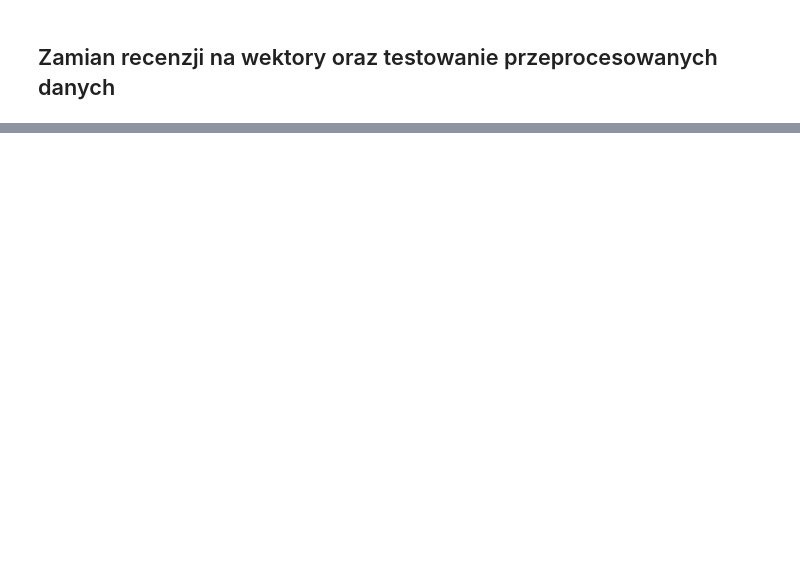
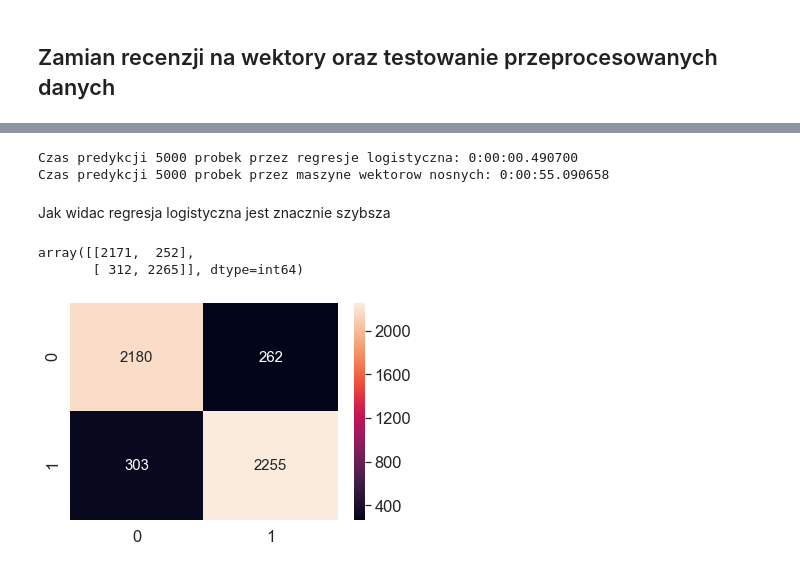
Before and after one commit to dawis96/sentiment-analysis, a Jupyter notebook: Sentiment_analysis.ipynb, the cells around one changed output, grey strips where cells are left out. Drawn from its saved outputs; the diff is of its cells as text; code cells hidden in the pictures; blank space fills up the shorter version.

Commit message:
train and evaluate different models for sentiment analysis

```diff
--- a/Sentiment_analysis.ipynb
+++ b/Sentiment_analysis.ipynb
@@ -383,0 +138,3 @@ Accuracy for C=3: 0.8882
+# %%
+gs_tfidf_lr = GridSearchCV(tfidf_lr, param_grid, scoring='accuracy', cv=5, verbose=1, n_jobs=8)
+gs_tfidf_lr.fit(X_cleaned_train, y_cleaned_train)
@@ -383,0 +164,6 @@ Accuracy for C=3: 0.8882
+# %%
+# ewaluacja modelu
+print(f"Zestaw najlepszych parametrów: {gs_tfidf_lr.best_params_}")
+print(f"Dokladnosc sprawdzianu krzyzowego: {gs_tfidf_lr.best_score_}")
+clf_tfidf_lr = gs_tfidf_lr.best_estimator_
+print(f"Dokladnosc algorytmu na danych testowych: {clf_tfidf_lr.score(X_cleaned_test, y_cleaned_test)}")
@@ -383,0 +384,5 @@ Accuracy for C=3: 0.8882
+# %%
+t1 = datetime.datetime.now()
+y_pred_lr = clf_tfidf_lr.predict(X_cleaned_test)
+t2 = datetime.datetime.now()
+lr_time = t2-t1
@@ -383,0 +394,23 @@ Accuracy for C=3: 0.8882
+# %%
+print(f"Czas predykcji {X_cleaned_test.shape[0]} probek przez regresje logistyczna: {lr_time}")
+print(f"Czas predykcji {X_cleaned_test.shape[0]} probek przez maszyne wektorow nosnych: {svm_time}")
+# %% [output]
+Czas predykcji 5000 probek przez regresje logistyczna: 0:00:00.490700
+Czas predykcji 5000 probek przez maszyne wektorow nosnych: 0:00:55.090658
+# %% [markdown]
+Jak widac regresja logistyczna jest znacznie szybsza
+# %%
+cm_lr = confusion_matrix(y_pred_lr, y_cleaned_test)
+cm_svm = confusion_matrix(y_pred_svm, y_cleaned_test)
+# %%
+confusion_matrix(y_pred_svm, y_cleaned_test)
+# %% [output]
+array([[2171,  252],
+       [ 312, 2265]], dtype=int64)
+# %%
+# macierz omylek dla regresji logistycznej
+sn.set(font_scale=1.5) # for label size
+sn.heatmap(cm_lr, annot=True, annot_kws={"size": 15}, fmt='g') # font size
+plt.show()
+# %% [output]
+[figure, added]
```
Also changed, not shown: parts of 62 cells of this notebook, 1 other file.
